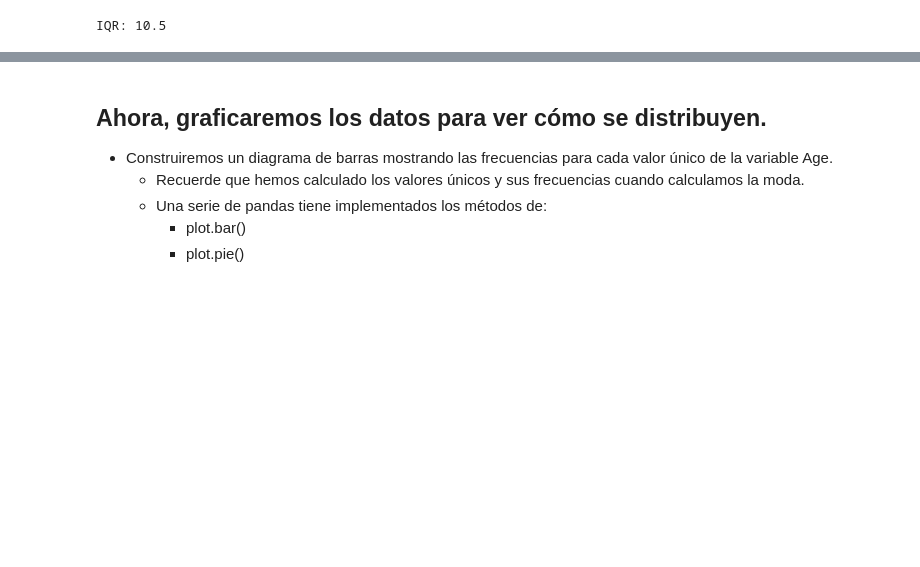
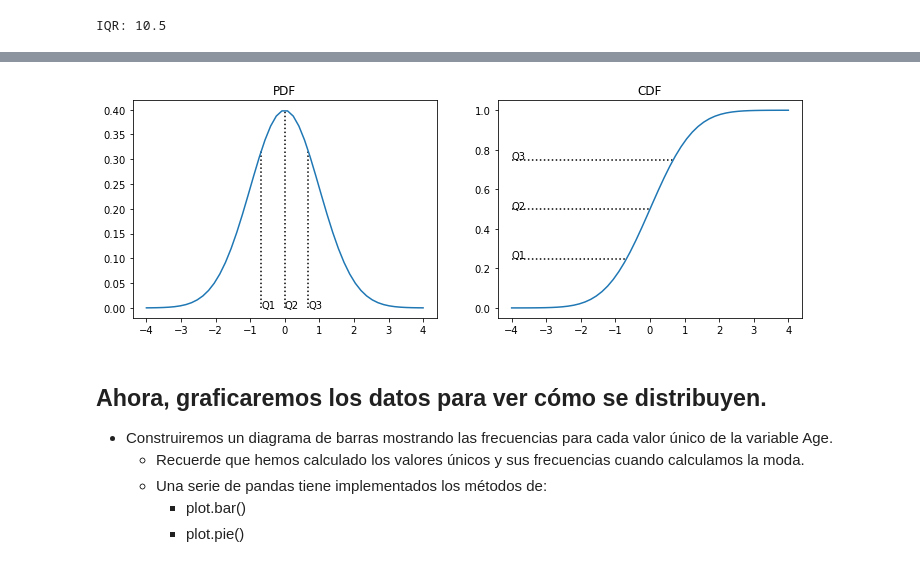
Before and after one commit to marsgr6/EN-online, a Jupyter notebook: descriptive_statistics.ipynb, the cells around one changed output, grey strips where cells are left out. Cells and saved outputs as stored; diff of their text form; code cells hidden in the pictures; blank space fills up the shorter version.

```diff
--- a/descriptive_statistics.ipynb
+++ b/descriptive_statistics.ipynb
@@ -542,3 +601,26 @@ IQR: 10.5
+# %%
+from scipy.stats import norm
+
+plt.figure(figsize=(12,4))
+plt.subplot(1,2,1)
+x = np.linspace(-4, 4)  # Rango de valores en que graficaremos la función
+plt.plot(x, norm.pdf(x))  # Función de densidad de probabilidad
+plt.title("PDF")
+
+q = norm.ppf([0.25, 0.5, 0.75])  # Cuartiles
+
+plt.vlines(q, [0]*3, norm.pdf(q), linestyles="dotted")
+q_text = [plt.text(q[i], 0, "Q"+str(i+1)) for i in range(3)]
+
+plt.subplot(1,2,2)
+
+plt.plot(x, norm.cdf(x))  # Función de probabilidad acumulada
+plt.title("CDF")
+
+plt.hlines([0.25, 0.5, 0.75], [-4]*3, q, linestyles="dotted")
+q_text = [plt.text(-4, (i+1)/4, "Q"+str(i+1)) for i in range(3)]
+# %% [output]
+[figure, added]
 # %% [markdown]
 ## Ahora, graficaremos los datos para ver cómo se distribuyen.
 
```
Also changed, not shown: parts of 35 cells of this notebook, 1 other file.
